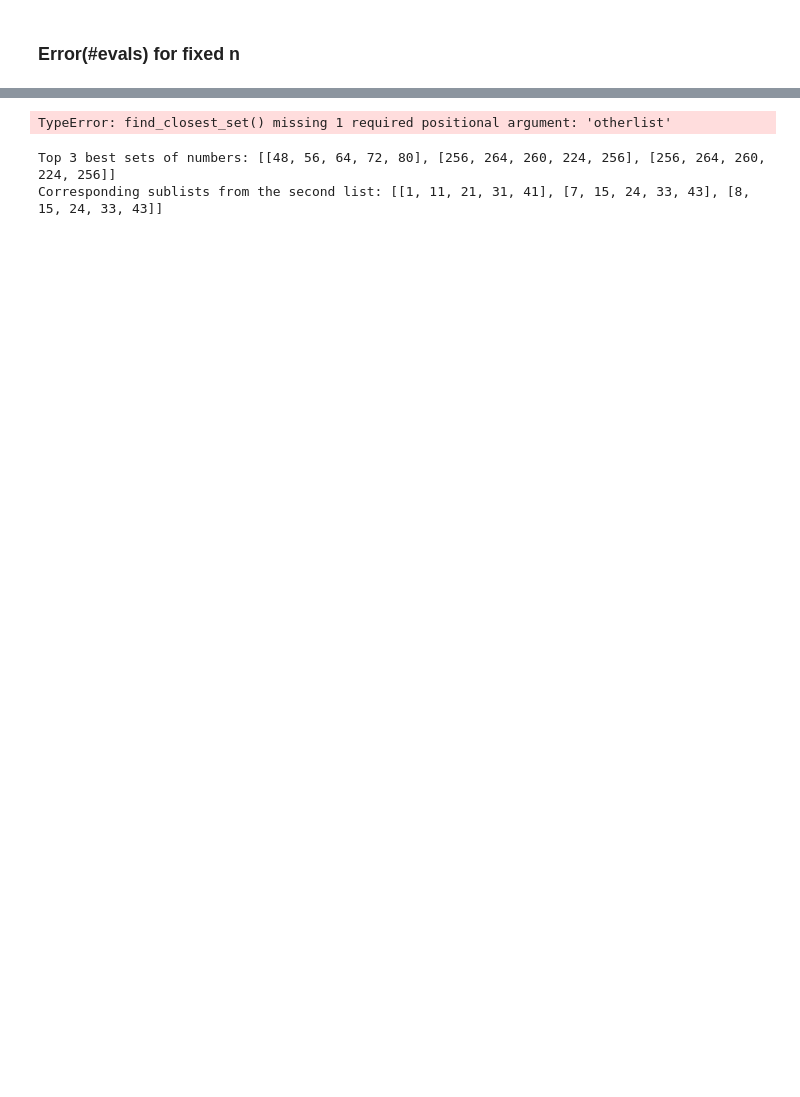
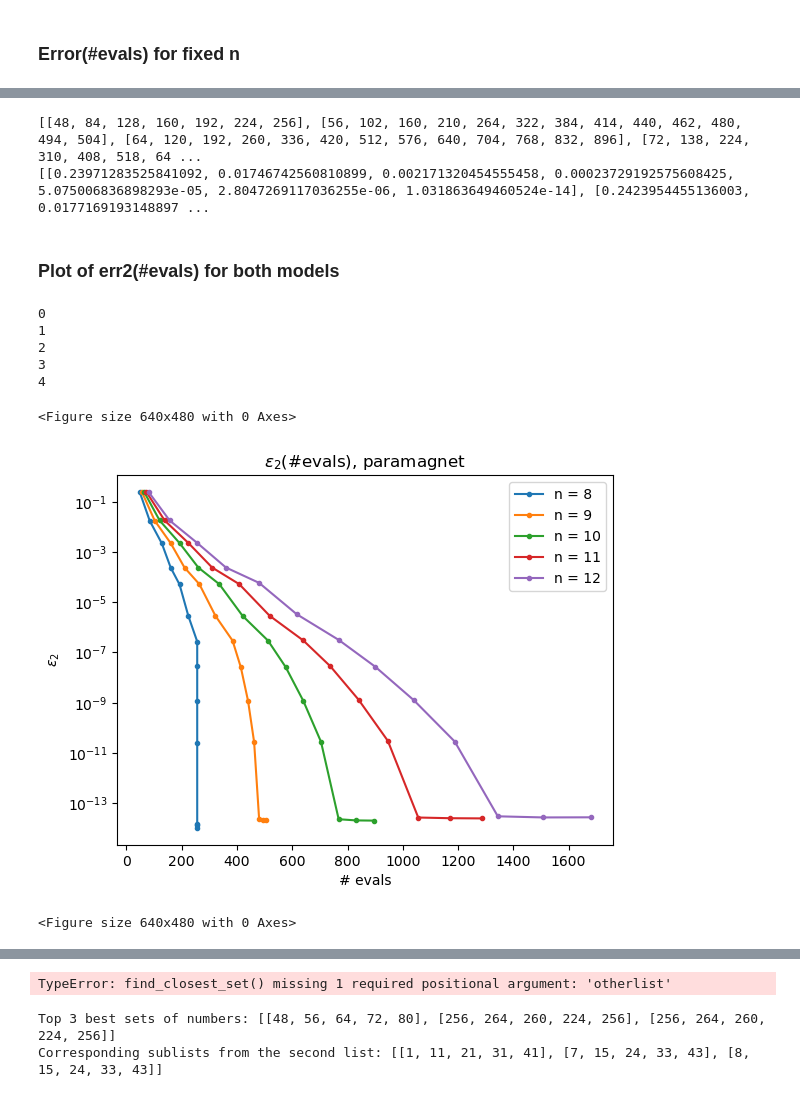
Before and after one commit to gconcheri/Student-Research-Job, a Jupyter notebook: Correlation_function/Corrfunc_LsiteaccumulativeTCI_relevant_plots_new.ipynb, the cells around one changed output, grey strips where cells are left out. Drawn from its saved outputs; the diff is of its cells as text; code cells hidden in the pictures; blank space fills up the shorter version.

```diff
--- a/Correlation_function/Corrfunc_LsiteaccumulativeTCI_relevant_plots_new.ipynb
+++ b/Correlation_function/Corrfunc_LsiteaccumulativeTCI_relevant_plots_new.ipynb
@@ -83,16 +146,8 @@ total evaluations:  45836
 # %% [markdown]
 ### Error(#evals) for fixed n
 # %%
-print(iterlist)
-print()
-print(err2list)
-print()
-print(evallist)
-
-evallist_transpose = [list(col) for col in zip(*evallist)]
-err2list_transpose = [list(col) for col in zip(*err2list)]
-print()
-print(evallist_transpose)
-print(err2list_transpose)
+err2_transpose = {str(i): [list(col) for col in zip(*err2[str(i)])] for i in [0,2]}
+errmax_transpose = {str(i): [list(col) for col in zip(*errmax[str(i)])] for i in [0,2]}
+eval_transpose = {str(i): [list(col) for col in zip(*eval[str(i)])] for i in [0,2]}
 
 #could have also used list(zip(*evallist)) but then each sublist is not a list but just a tuple
@@ -107,0 +162,52 @@ print(err2list_transpose)
+# %%
+#function used to trim list1 s.t. all terms are different (by keeping last repeated terms)
+#and list2 gets trimmed in the same way, i.e. we keep elements in list 2 that have same indeces of
+#elements kept in list1
+def trim(list1, list2):
+    trimmed_list1 = []
+    trimmed_list2 = []
+
+    for sublist1, sublist2 in zip(list1, list2):
+        # Create a dictionary to store the last occurrence of each element in sublist1
+        last_occurrence = {item: idx for idx, item in enumerate(sublist1)}
+
+        # Sort the items by their last occurrence index
+        unique_items = sorted(last_occurrence.keys(), key=lambda x: last_occurrence[x])
+
+        # Trim sublist1 and sublist2 based on the unique items
+        trimmed_sublist1 = unique_items
+        trimmed_sublist2 = [sublist2[last_occurrence[item]] for item in unique_items]
+
+        trimmed_list1.append(trimmed_sublist1)
+        trimmed_list2.append(trimmed_sublist2)
+
+    return trimmed_list1, trimmed_list2
+
+#test to see if code works correctly
+eval_transpose_trimmed, err2_transpose_trimmed = trim(eval_transpose['0'], err2_transpose['0'])
+print(eval_transpose_trimmed)
+print(err2_transpose_trimmed)
+# %% [output]
+[[48, 84, 128, 160, 192, 224, 256], [56, 102, 160, 210, 264, 322, 384, 414, 440, 462, 480, 494, 504], [64, 120, 192, 260, 336, 420, 512, 576, 640, 704, 768, 832, 896], [72, 138, 224, 310, 408, 518, 64 ...
+[[0.23971283525841092, 0.01746742560810899, 0.002171320454555458, 0.00023729192575608425, 5.075006836898293e-05, 2.8047269117036255e-06, 1.031863649460524e-14], [0.2423954455136003, 0.0177169193148897 ...
+# %% [markdown]
+### Plot of err2(#evals) for both models
+# %%
+for idx, i in enumerate(nlist):
+    print(idx)
+    plt.plot(eval_transpose['0'][idx], err2_transpose['0'][idx], '.-', label = f'n = {i}')
+plt.xlabel('# evals')
+plt.ylabel(r'$\epsilon_2$')
+plt.title(r'$\epsilon_2$(#evals), paramagnet')
+plt.yscale('log')
+plt.legend()
+plt.figure()
+# %% [output]
+0
+1
+2
+3
+4
+<Figure size 640x480 with 0 Axes>
+[figure, added]
+<Figure size 640x480 with 0 Axes>
```
Also changed, not shown: parts of 20 cells of this notebook, 2 other files.
